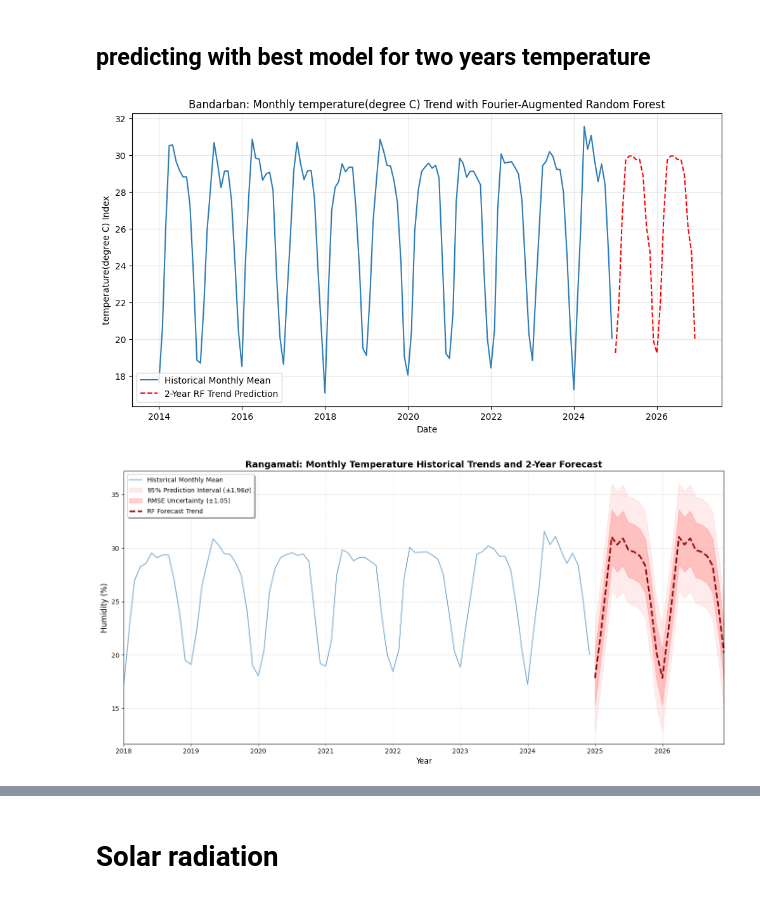
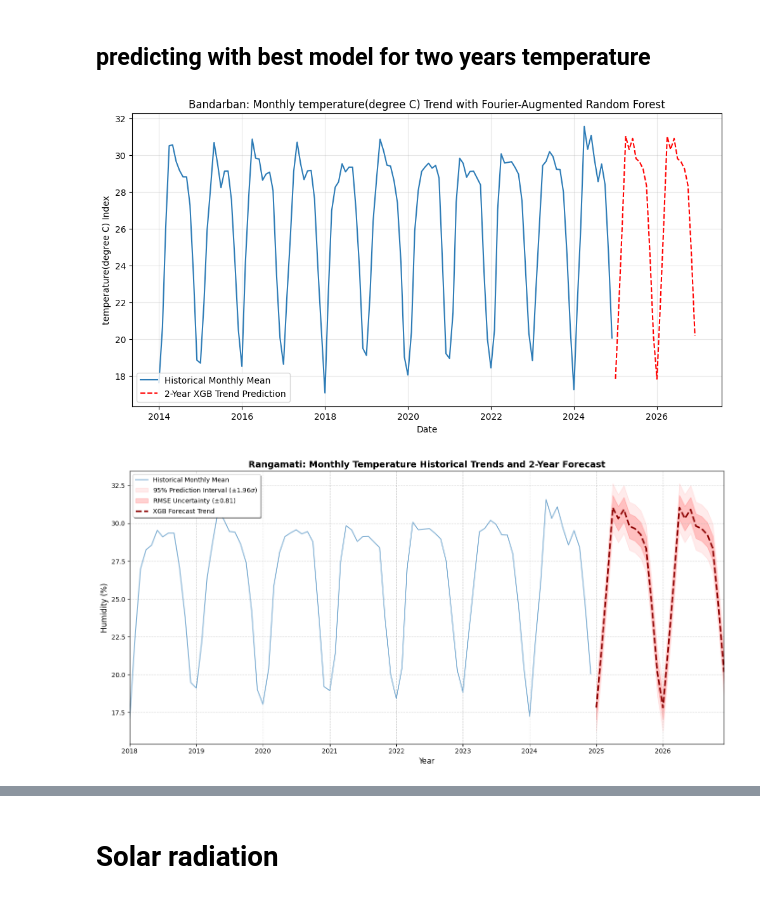
Before and after one commit to not-your-pancake/TCC_Journal, a Jupyter notebook: HI_WB_HS_HM_WBG/rangamati.ipynb, the cells around one changed output, grey strips where cells are left out. Cells and saved outputs as stored; diff of their text form; code cells hidden in the pictures.

```diff
--- a/HI_WB_HS_HM_WBG/rangamati.ipynb
+++ b/HI_WB_HS_HM_WBG/rangamati.ipynb
@@ -44,15 +44,23 @@ custom_range_df = df_bandarban.copy()
 # show date range
 min_date = custom_range_df['date'].min()
 max_date = custom_range_df['date'].max()
+
+df_bandarban['date'] = pd.to_datetime(df_bandarban['date'])
+df_bandarban.set_index('date', inplace=True)
+
+df_monthly_hum = df_bandarban['humidity'].resample('MS').mean()
+# Fill missing gaps using linear interpolation (common for weather data)
+df_monthly_hum = df_monthly_hum.interpolate(method='linear')
+
 print(f"Date range: {min_date.date()} to {max_date.date()}")
 
-# plot daily temperature time series
-plt.figure(figsize=(12, 4))
-plt.plot(df_bandarban['date'], df_bandarban['humidity'], linewidth=0.2)
-plt.xlabel('Date')
-plt.ylabel('humidity')
-plt.title('humidity of rangamati ')
-plt.grid(True)
+# --- Plotting ---
+plt.figure(figsize=(12, 6))
+plt.plot(df_monthly_hum, marker='o', linestyle='-', color='#2c7bb6', linewidth=1)
+plt.title('Monthly Mean Humidity in Bandarban', fontsize=14)
+plt.xlabel('Date', fontsize=12)
+plt.ylabel('Humidity (%)', fontsize=12)
+plt.grid(True, linestyle='--', alpha=0.7)
 plt.tight_layout()
 plt.show()
 # %% [output]
@@ -70,8 +97,8 @@ df['date'] = pd.to_datetime(df[['year', 'month', 'day']])
 
 # pchip: Piecewise Cubic Hermite Interpolating Polynomial
 
-df_monthly_hum = df.set_index('date')['humidity'].resample('MS').mean().reset_index().dropna()
-# df_monthly_hum = df_monthly_hum.interpolate(method='linear').dropna()
+df_monthly_hum = df.set_index('date')['humidity'].resample('MS').mean().reset_index()
+df_monthly_hum = df_monthly_hum.interpolate(method='linear').dropna()
 
 # 2. Engineering Fourier Features for Seasonality
 # This replaces the need for interpolation/splines
@@ -758,7 +789,7 @@ from sklearn.ensemble import RandomForestRegressor
 df = df_bandarban.copy() # [cite: 101]
 df['date'] = pd.to_datetime(df[['year', 'month', 'day']]) # [cite: 116]
 df_monthly_temp = df.set_index('date')['temperature(degree C)'].resample('MS').mean().reset_index()
-df_monthly_temp = df_monthly_temp.dropna()
+df_monthly_temp = df_monthly_temp.interpolate(method='linear').dropna() # Fill missing gaps using linear interpolation (common for weather data)
 
 # 2. Engineering Fourier Features for Seasonality
 # This replaces the need for interpolation/splines
@@ -1235,6 +1266,7 @@ import pandas as pd
 import numpy as np
 import matplotlib.pyplot as plt
 from sklearn.ensemble import RandomForestRegressor
+import xgboost as xgb
 
 # 1. Prepare Monthly Data
 df = df_bandarban.copy() # [cite: 101]
@@ -1286,12 +1318,12 @@ future_df = pd.DataFrame({'date': future_dates})
 future_df['year_val'] = future_df['date'].dt.year
 future_df = add_fourier_features(future_df)
 
-predictions_temp = rf.predict(future_df[FEATURES])
+predictions_temp = xgb_model.predict(future_df[FEATURES])
 
 # 6. Visualization
 plt.figure(figsize=(12, 6))
 plt.plot(df_features['date'], y, label='Historical Monthly Mean', color='#2c7bb6') # [cite: 80]
-plt.plot(future_dates, predictions_temp, label='2-Year RF Trend Prediction', linestyle='--', color='red')
+plt.plot(future_dates, predictions_temp, label='2-Year XGB Trend Prediction', linestyle='--', color='red')
 plt.title('Bandarban: Monthly temperature(degree C) Trend with Fourier-Augmented Random Forest')
 plt.xlabel('Date')
 plt.ylabel('temperature(degree C) Index')
@@ -1299,13 +1331,13 @@ plt.legend()
 plt.grid(True, alpha=0.3)
 plt.show()
 # %% [output]
-[figure, old version]
+[figure, new version]
 # %%
 # 5. Predict 2 Years Future with Empirical Validation
 mean_preds = xgb_model.predict(future_df[FEATURES])
 
-# 1. Define the Uncertainty Bounds (Based on your LightGBM RMSE)
-lgb_rmse = 0.808083
+# 1. Define the Uncertainty Bounds (Based on your XGB RMSE)
+best_model_rmse = 0.808083
 upper_95 = mean_preds + (1.96 * best_model_rmse)
 lower_95 = mean_preds - (1.96 * best_model_rmse)
 upper_68 = mean_preds + best_model_rmse
@@ -1319,36 +1351,36 @@ plt.figure(figsize=(14, 7))
 plt.plot(df_features['date'], y, label='Historical Monthly Mean',
          color='#2c7bb6', alpha=0.6, linewidth=1.5)
 
 # 4. Plot the 95% Confidence Interval (The Outer Cloud)
 plt.fill_between(future_dates, lower_95, upper_95,
                  color='red', alpha=0.08, label='95% Prediction Interval ($\pm 1.96 \sigma$)')
 
 # 5. Plot the 68% Confidence Interval (The RMSE Cloud)
 plt.fill_between(future_dates, lower_68, upper_68,
-                 color='red', alpha=0.18, label=f'RMSE Uncertainty ($\pm${rf_rmse_f:.2f})')
+                 color='red', alpha=0.18, label=f'RMSE Uncertainty ($\pm${best_model_rmse:.2f})')
 
 # 6. Plot the Future Prediction Mean (The Trend)
-plt.plot(future_dates, mean_preds, label='RF Forecast Trend',
+plt.plot(future_dates, mean_preds, label='XGB Forecast Trend',
          linestyle='--', color='darkred', lw=2.5)
 
 # 7. Journal Formatting & Aesthetics
 plt.title('Rangamati: Monthly Temperature Historical Trends and 2-Year Forecast', fontsize=14, fontweight='bold')
 plt.xlabel('Year', fontsize=12)
 plt.ylabel('Humidity (%)', fontsize=12)
 
 # Set the x-axis to start slightly before the forecast for better perspective
 # Adjust '2018-01-01' to whatever date makes your historical trend visible
 plt.xlim(pd.Timestamp('2018-01-01'), future_dates.max())
 
 plt.legend(loc='upper left', frameon=True, shadow=True, fontsize=10)
 plt.grid(True, linestyle='--', alpha=0.5)
 
 # Optional: Tight layout to prevent label clipping
 plt.tight_layout()
 
 plt.show()
 # %% [output]
-[figure, old version]
+[figure, new version]
 # %%
 df_predictions_temp = pd.DataFrame({
     'date': future_dates,
```
Also changed, not shown: parts of 21 cells of this notebook, 4 other files.
